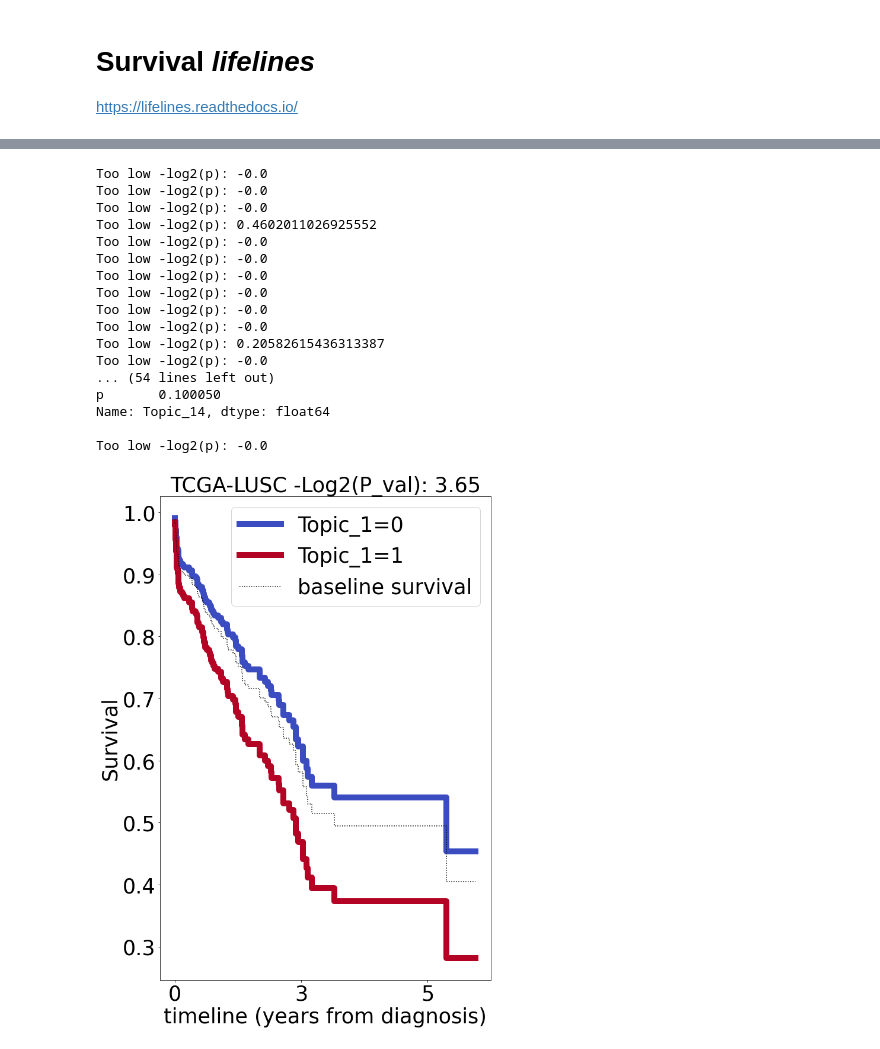
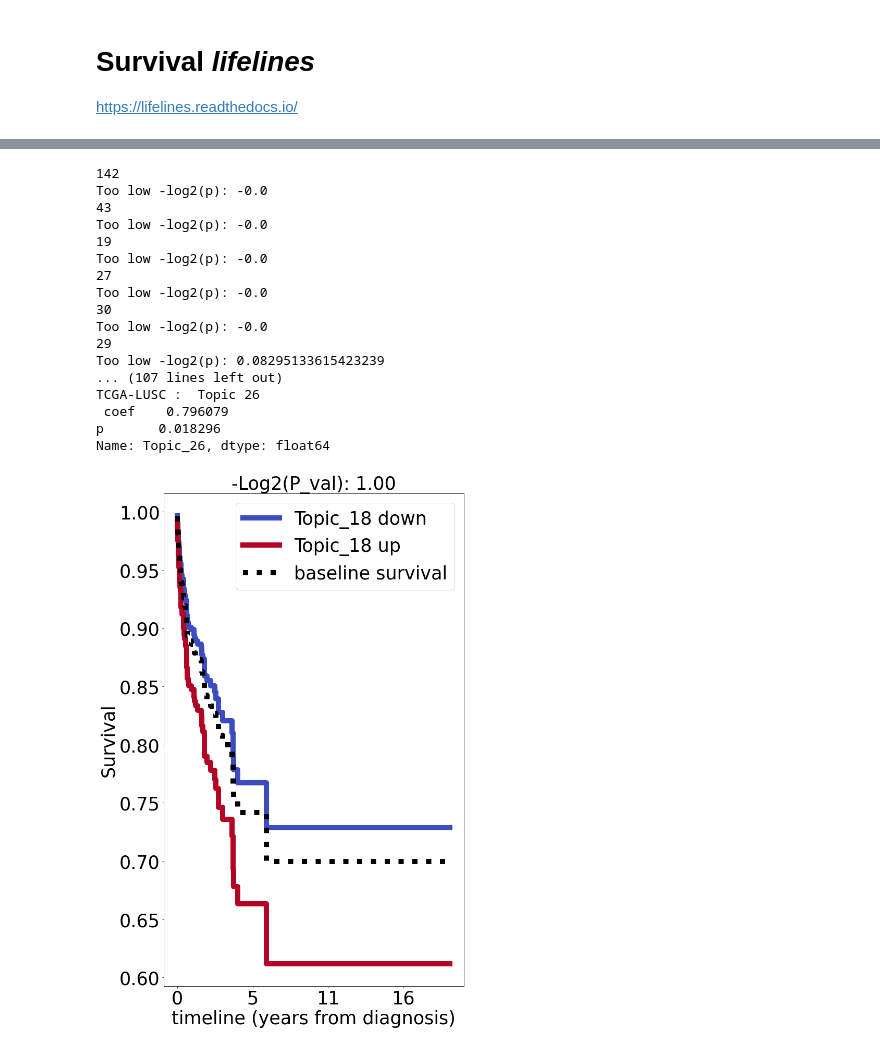
Before and after one commit to fvalle1/phd, a Jupyter notebook: survival.ipynb, the cells around one changed output, grey strips where cells are left out. Cells and saved outputs as stored; diff of their text form; code cells hidden in the pictures.

```diff
--- a/survival.ipynb
+++ b/survival.ipynb
@@ -8,7 +10,8 @@ import numpy as np
 # %%
-#df_files = pd.read_csv("datasets/cancers/lung/files.txt", sep="\t", index_col=0).dropna(how="all", thresh=300, axis=1)
-df_files = pd.read_csv("datasets/cancers/merged_lung/files.dat", sep=",",index_col=0).dropna(how="all", thresh=100, axis=1)
-df_files = df_files[df_files["dataset"]=="tcga"]
+df_files = pd.read_csv("files.txt", sep="\t").set_index("file_name").dropna(how="all", thresh=5, axis=1)
+
+#df_files = pd.read_csv("files.dat", sep=",",index_col=0).dropna(how="all", thresh=100, axis=1)
+#df_files = df_files[df_files["dataset"]=="tcga"]
 df_files.info()
 # %% [output]
 <class 'pandas.core.frame.DataFrame'>
@@ -179,7 +185,7 @@ from survival import fit_cox, add_group_to_subset
 # %%
-df_clusters = pd.read_csv("datasets/cancers/lung/topsbm/topsbm_level_1_topic-dist.csv",index_col=1).drop("i_doc",1)
-df_clusters = pd.read_csv("datasets/cancers/lung/lda/lda_level_2_topic-dist.csv",index_col=1).drop("i_doc",1)
+df_clusters = pd.read_csv("topsbm/topsbm_level_1_topic-dist.csv",index_col=1).drop("i_doc",1)
+df_clusters = pd.read_csv("lda/lda_level_2_topic-dist.csv",index_col=1).drop("i_doc",1)
 
-df_clusters = pd.read_csv("datasets/cancers/merged_lung/topsbm/topsbm_level_1_topic-dist.csv",index_col=1).drop("i_doc",1)
-df_clusters = df_clusters[df_clusters.index.isin(filter(lambda doc: "GTEX" not in doc,df_clusters.index))]
+#df_clusters = pd.read_csv("topsbm/topsbm_level_1_topic-dist.csv",index_col=1).drop("i_doc",1)
+#df_clusters = df_clusters[df_clusters.index.isin(filter(lambda doc: "GTEX" not in doc,df_clusters.index))]
 # %%
@@ -201,32 +198,34 @@ df_files
 # %%
 for dataset in ["TCGA-LUAD", "TCGA-LUSC"]:
     mask = (~df_files["days_survival"].isna()) & (df_files["cases.0.diagnoses.0.tumor_stage"]!="not reported") & (df_files["cases.0.project.project_id"]==dataset)
     subset = df_files[mask]
     subset = subset[["days_survival","vital_status","gender", "tumor_stage", "age_at_diagnosis"]]
     for topic in df_clusters.columns:
         top_set = add_group_to_subset(topic, subset, df_clusters, 0.5)
+        print(top_set["group"].sum())
         summary, _, ax = fit_cox(top_set, topic)
         if summary is not None:
             if summary.at[summary.index[-1],"-log2(p)"] > 3:
                 print(dataset,": ",topic,"\n",summary.loc[summary.index[-1],["coef", "p"]],"\n")
         if ax is not None:
             ax.set_title(dataset+" "+ax.title.get_text(), fontsize=35)
+            save_plot(ax, dataset, topic)
 # %% [output]
+142
 Too low -log2(p): -0.0
+43
 Too low -log2(p): -0.0
+19
 Too low -log2(p): -0.0
-Too low -log2(p): 0.4602011026925552
+27
 Too low -log2(p): -0.0
+30
 Too low -log2(p): -0.0
-Too low -log2(p): -0.0
-Too low -log2(p): -0.0
-Too low -log2(p): -0.0
-Too low -log2(p): -0.0
-Too low -log2(p): 0.20582615436313387
-Too low -log2(p): -0.0
-... (54 lines left out)
-p       0.100050
-Name: Topic_14, dtype: float64
-
-Too low -log2(p): -0.0
+29
+Too low -log2(p): 0.08295133615423239
+... (107 lines left out)
+TCGA-LUSC :  Topic 26
+ coef    0.796079
+p       0.018296
+Name: Topic_26, dtype: float64
-[figure, old version]
+[figure, new version]
```
Also changed, not shown: parts of 18 cells of this notebook, 3 other files.
